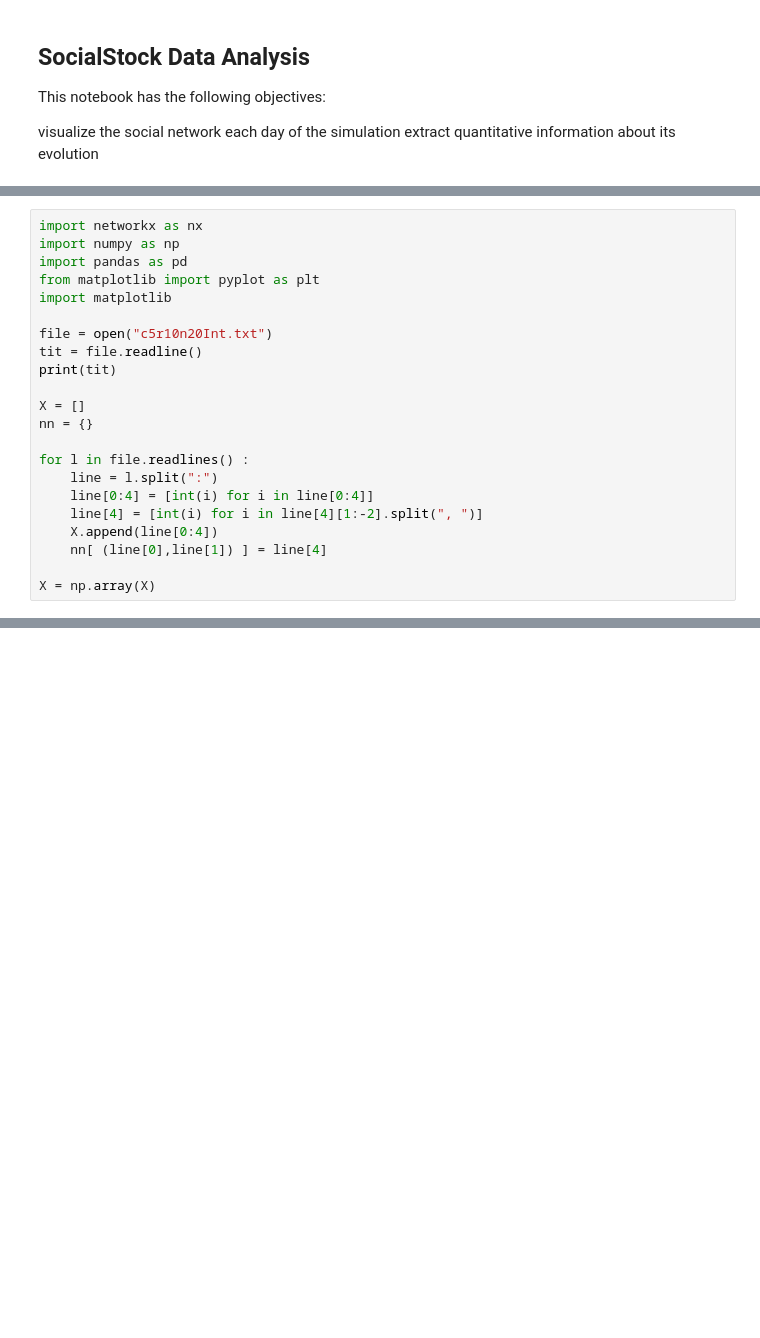
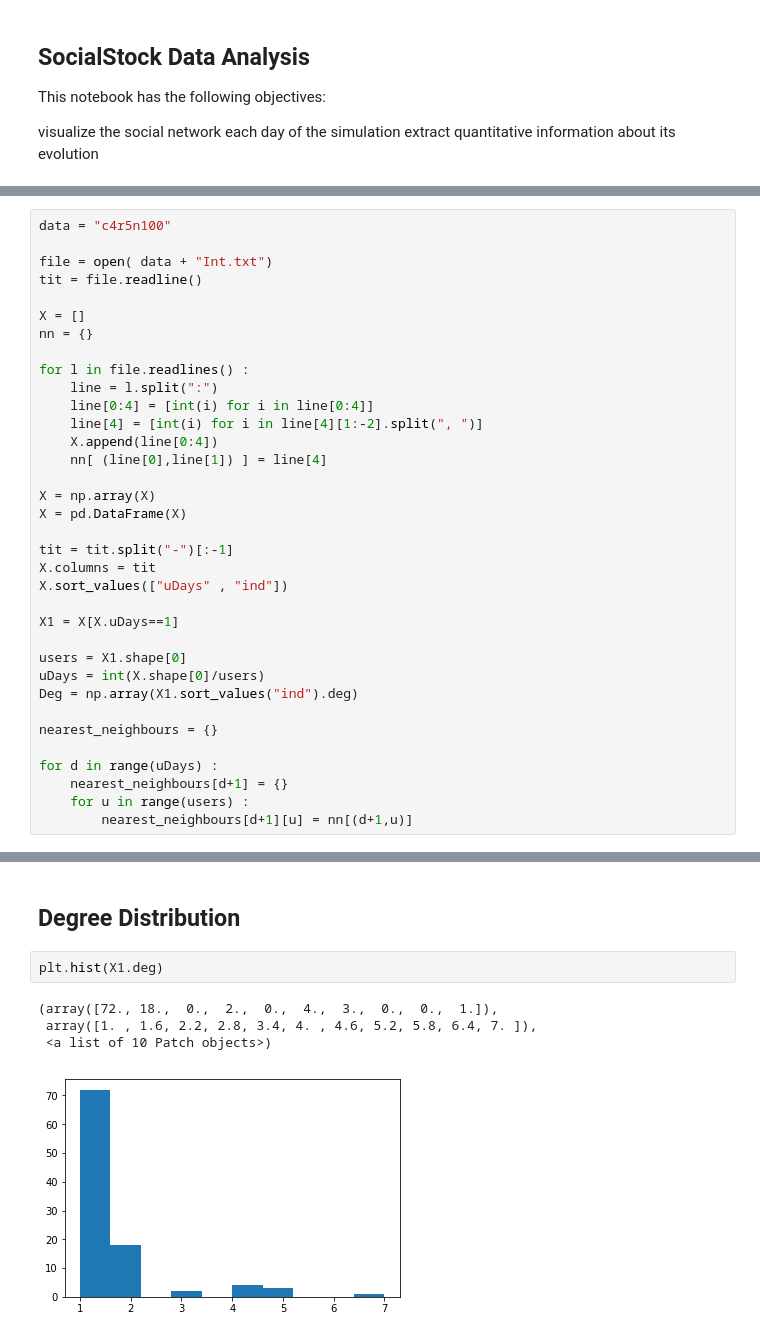
Before and after one commit to FedericoCinus/SocialStock, a Jupyter notebook: data/SocialStockAnalysis.ipynb, the cells around one changed output, grey strips where cells are left out. Saved outputs shown, nothing was run; the diff lists cells and outputs as text; blank space fills up the shorter version.

```diff
--- a/data/SocialStockAnalysis.ipynb
+++ b/data/SocialStockAnalysis.ipynb
@@ -8,13 +14,8 @@ extract quantitative information about its evolution
 # %%
-import networkx as nx
-import numpy as np
-import pandas as pd
-from matplotlib import pyplot as plt
-import matplotlib
+data = "c4r5n100"
 
-file = open("c5r10n20Int.txt")
+file = open( data + "Int.txt")
 tit = file.readline()
-print(tit)
 
 X = []
 nn = {}
@@ -27,3 +28,21 @@ for l in file.readlines() :
     nn[ (line[0],line[1]) ] = line[4]
 
 X = np.array(X)
+X = pd.DataFrame(X)
+
+tit = tit.split("-")[:-1]
+X.columns = tit
+X.sort_values(["uDays" , "ind"])
+
+X1 = X[X.uDays==1]
+
+users = X1.shape[0]
+uDays = int(X.shape[0]/users)
+Deg = np.array(X1.sort_values("ind").deg)
+
+nearest_neighbours = {}
+
+for d in range(uDays) :
+    nearest_neighbours[d+1] = {}
+    for u in range(users) :
+        nearest_neighbours[d+1][u] = nn[(d+1,u)]
@@ -74,0 +97,9 @@ def Graphday(day) :
+# %% [markdown]
+## Degree Distribution
+# %%
+plt.hist(X1.deg)
+# %% [output]
+(array([72., 18.,  0.,  2.,  0.,  4.,  3.,  0.,  0.,  1.]),
+ array([1. , 1.6, 2.2, 2.8, 3.4, 4. , 4.6, 5.2, 5.8, 6.4, 7. ]),
+ <a list of 10 Patch objects>)
+[figure, added]
```
Also changed, not shown: parts of 17 cells of this notebook, 29 other files.
